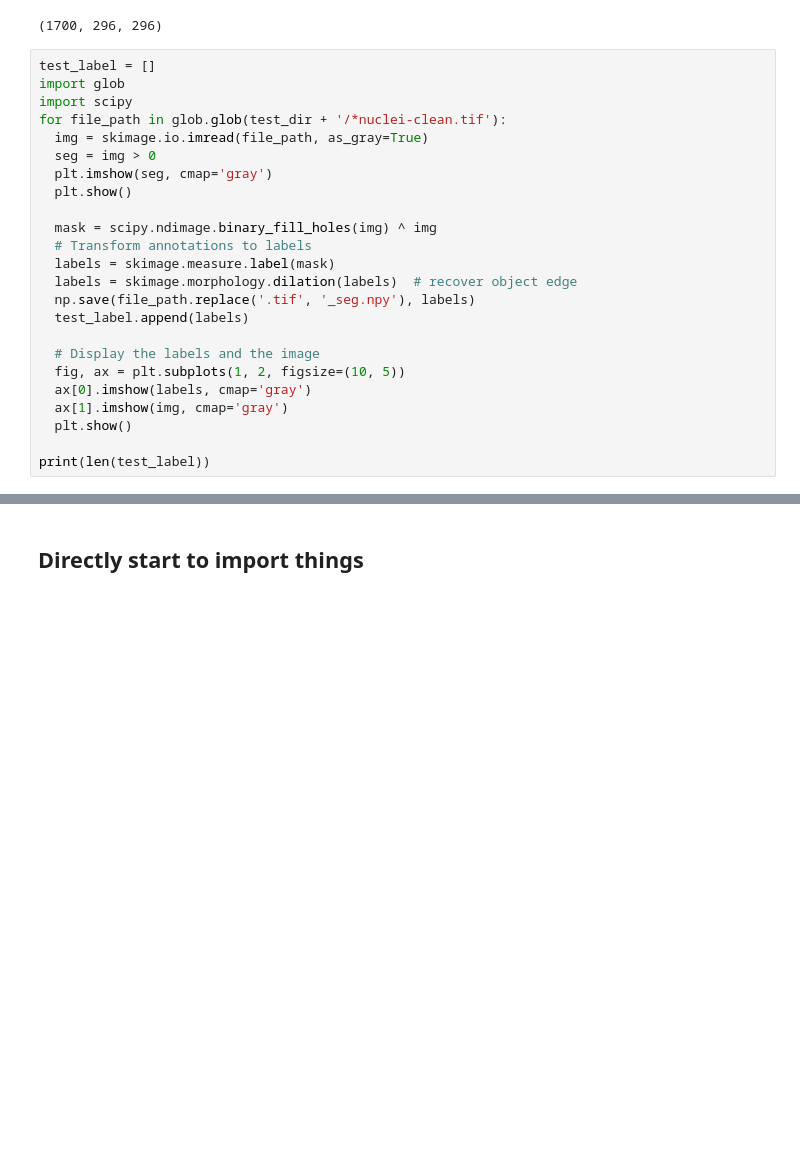
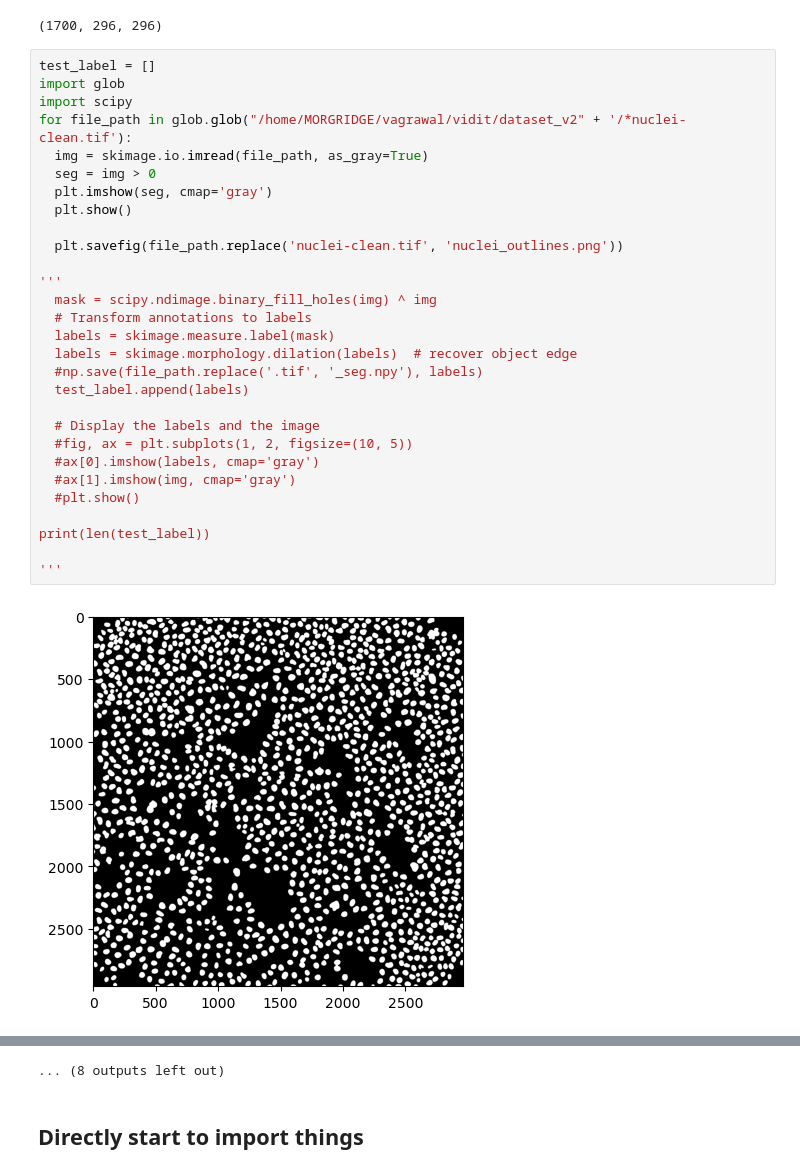
Before and after one commit to CaicedoLab/micronuclei-detection, a Jupyter notebook: cellpose/cellpose.ipynb, the cells around one changed output, grey strips where cells are left out. Saved outputs shown, nothing was run; the diff lists cells and outputs as text; blank space fills up the shorter version.

```diff
--- a/cellpose/cellpose.ipynb
+++ b/cellpose/cellpose.ipynb
@@ -163,24 +164,31 @@ print(train_label.shape)
 # %%
 test_label = []
 import glob
 import scipy
-for file_path in glob.glob(test_dir + '/*nuclei-clean.tif'):
+for file_path in glob.glob("/home/MORGRIDGE/vagrawal/vidit/dataset_v2" + '/*nuclei-clean.tif'):
   img = skimage.io.imread(file_path, as_gray=True)
   seg = img > 0
   plt.imshow(seg, cmap='gray')
   plt.show()
 
+  plt.savefig(file_path.replace('nuclei-clean.tif', 'nuclei_outlines.png'))
+
+'''
   mask = scipy.ndimage.binary_fill_holes(img) ^ img
   # Transform annotations to labels
   labels = skimage.measure.label(mask)
   labels = skimage.morphology.dilation(labels)  # recover object edge
-  np.save(file_path.replace('.tif', '_seg.npy'), labels)
+  #np.save(file_path.replace('.tif', '_seg.npy'), labels)
   test_label.append(labels)
 
   # Display the labels and the image
-  fig, ax = plt.subplots(1, 2, figsize=(10, 5))
-  ax[0].imshow(labels, cmap='gray')
-  ax[1].imshow(img, cmap='gray')
-  plt.show()
+  #fig, ax = plt.subplots(1, 2, figsize=(10, 5))
+  #ax[0].imshow(labels, cmap='gray')
+  #ax[1].imshow(img, cmap='gray')
+  #plt.show()
 
 print(len(test_label))
+
+'''
+# %% [output]
+[figure, added]
@@ -187,3 +206,4 @@ print(len(test_label))
+... (8 outputs left out)
 # %% [markdown]
 ## Directly start to import things
 # %%
```
Also changed, not shown: parts of 22 cells of this notebook, 1 other file.
